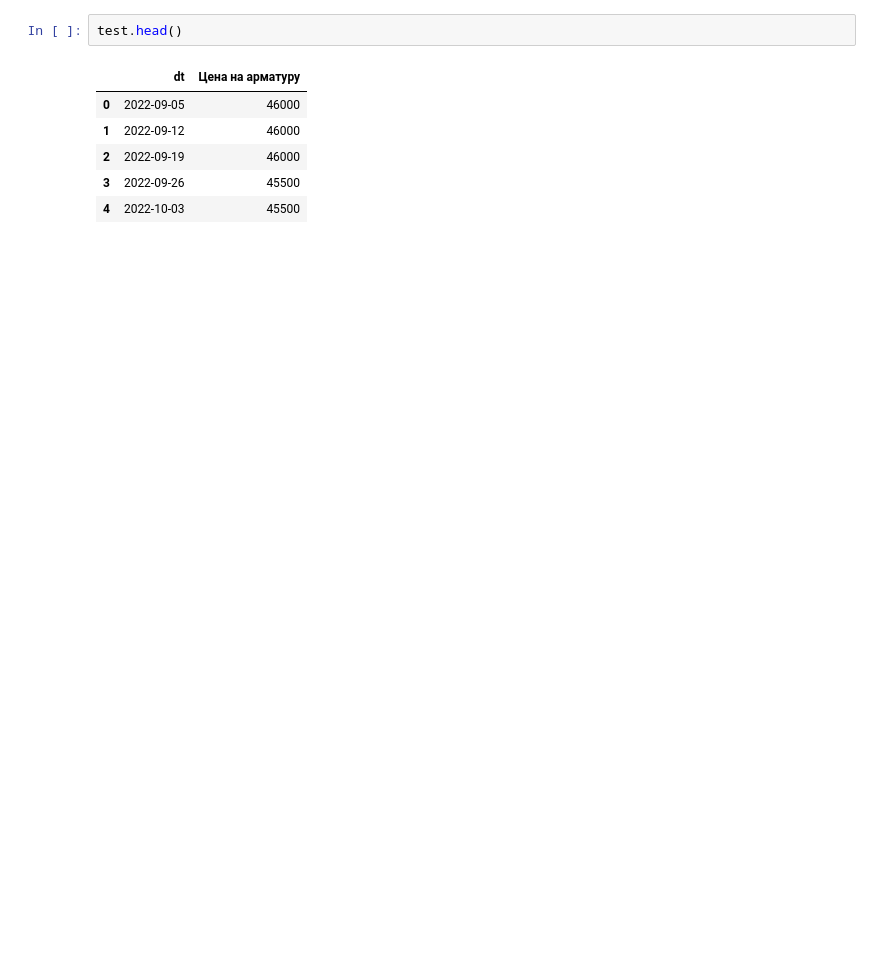
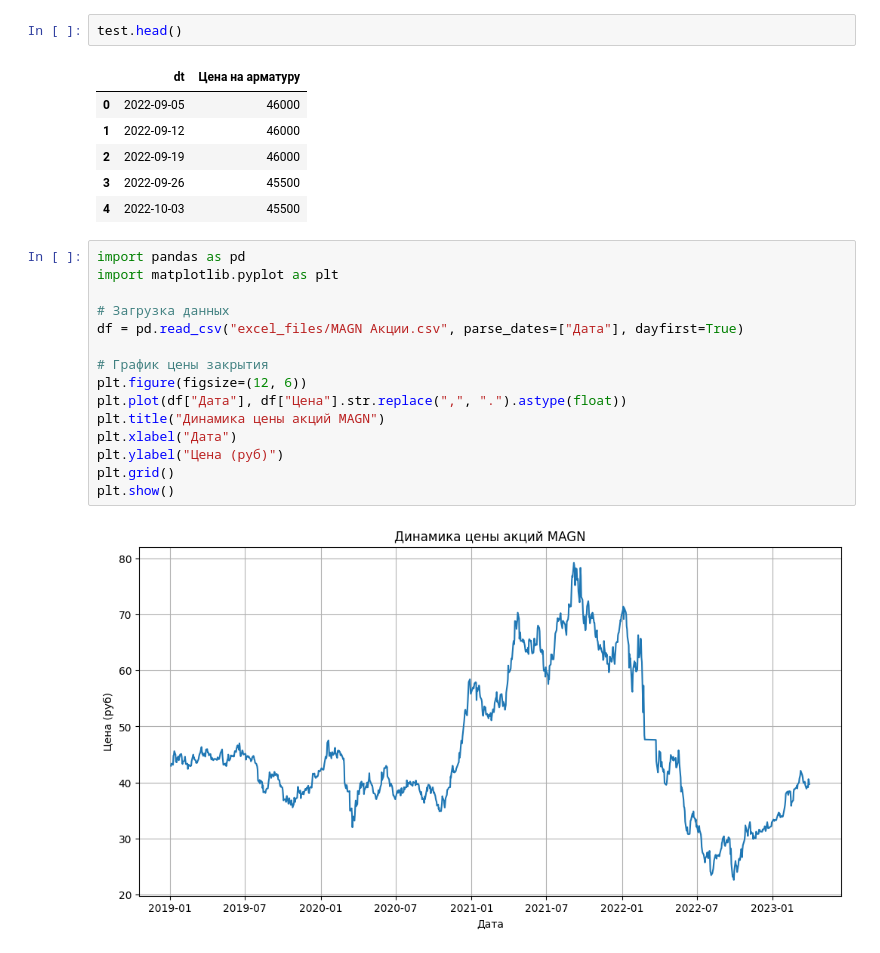
Before and after one commit to darinbtw/intensiv_3, a Jupyter notebook: vladislav_work/main_work.ipynb, the cells around one changed output. Saved outputs shown, nothing was run; the diff lists cells and outputs as text; blank space fills up the shorter version.

```diff
--- a/vladislav_work/main_work.ipynb
+++ b/vladislav_work/main_work.ipynb
@@ -94,3 +65,20 @@ test.head()
 | 2 | 2022-09-19 | 46000 |
 | 3 | 2022-09-26 | 45500 |
 | 4 | 2022-10-03 | 45500 |
+# %%
+import pandas as pd
+import matplotlib.pyplot as plt
+
+# Загрузка данных
+df = pd.read_csv("excel_files/MAGN Акции.csv", parse_dates=["Дата"], dayfirst=True)
+
+# График цены закрытия
+plt.figure(figsize=(12, 6))
+plt.plot(df["Дата"], df["Цена"].str.replace(",", ".").astype(float))
+plt.title("Динамика цены акций MAGN")
+plt.xlabel("Дата")
+plt.ylabel("Цена (руб)")
+plt.grid()
+plt.show()
+# %% [output]
+[figure, added]
```
Also changed, not shown: parts of 16 cells of this notebook, 2 other files.
